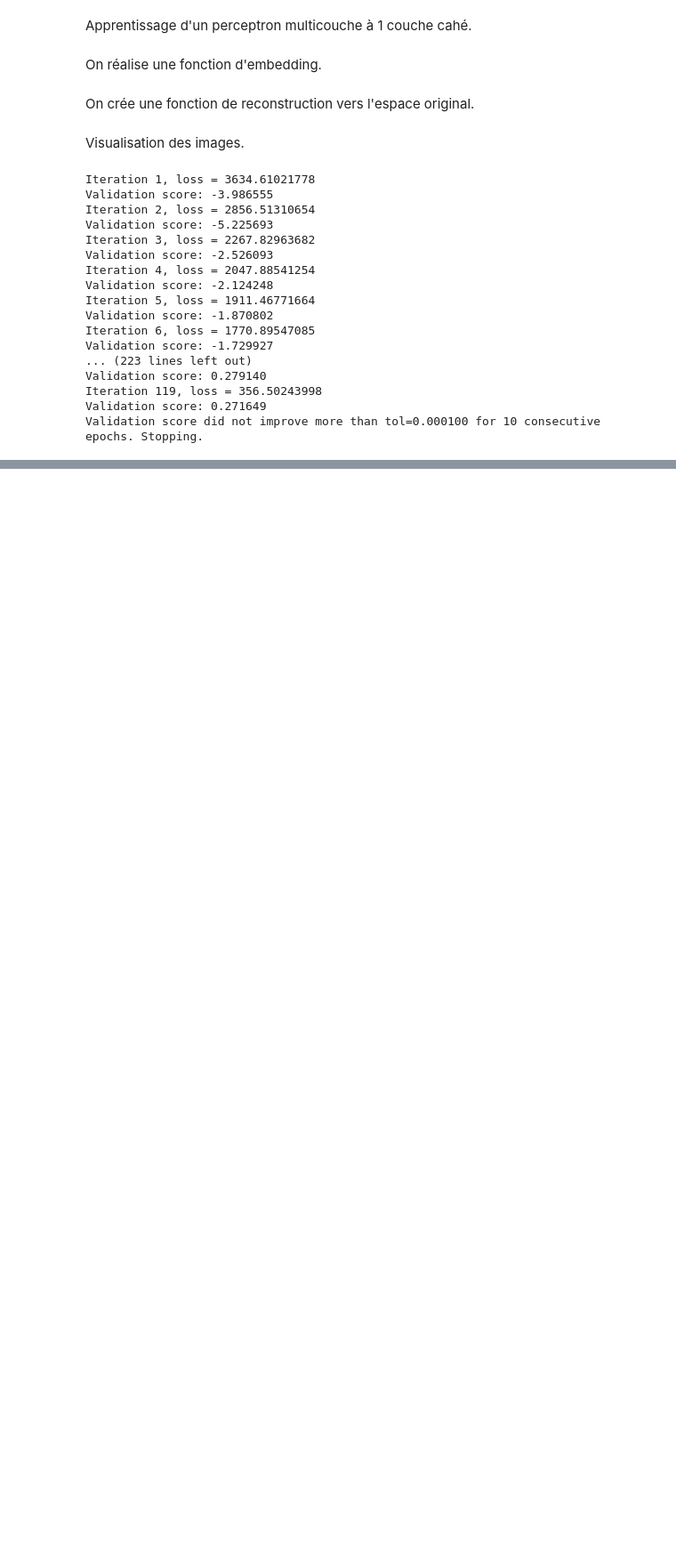
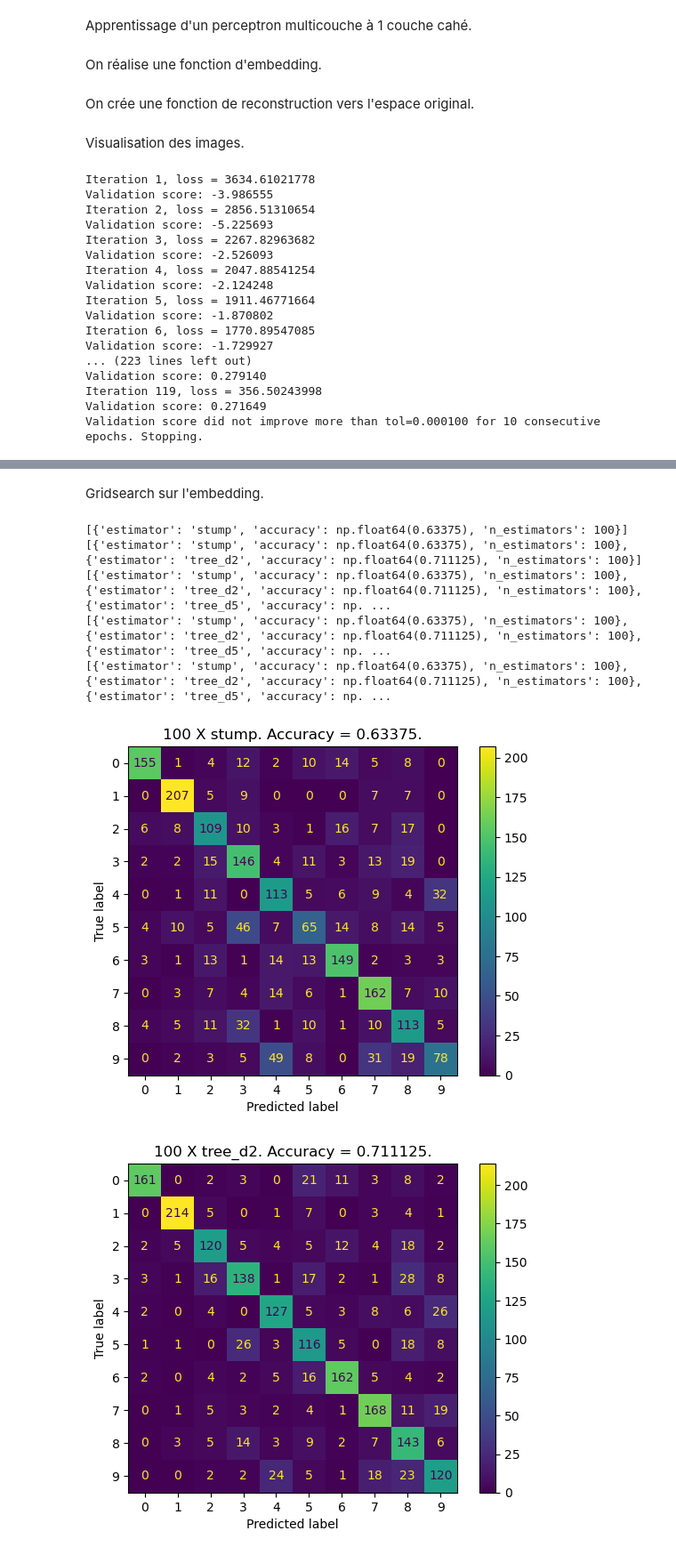
Before and after one commit to jnotarangelo/AdaBoost, a Jupyter notebook: Restitution.ipynb, the cells around one changed output, grey strips where cells are left out. Shown at 89% size. Drawn from its saved outputs; the diff is of its cells as text; code cells hidden in the pictures; blank space fills up the shorter version.

Commit message:
Fit AdaBoost on the embedded dataset

```diff
--- a/Restitution.ipynb
+++ b/Restitution.ipynb
@@ -336,0 +343,4 @@ Validation score did not improve more than tol=0.000100 for 10 consecutive epoch
+# %%
+E_train_FR = embed(autoenc, X_train_FR)
+E_test_FR = embed(autoenc, X_test_FR)
+print(f"Embedding train: {E_train_FR.shape}, test: {E_test_FR.shape}")
@@ -336,0 +351,50 @@ Validation score did not improve more than tol=0.000100 for 10 consecutive epoch
+# %%
+from sklearn.linear_model import Perceptron
+
+estimators = {"stump": DecisionTreeClassifier(max_depth=1),
+              "tree_d2": DecisionTreeClassifier(max_depth=2),
+              "tree_d5": DecisionTreeClassifier(max_depth=5),
+              "tree_d20": DecisionTreeClassifier(max_depth=20),
+              "perceptron": Perceptron(max_iter=1000, tol=1e-3, random_state=seed)}
+
+params = {"n_estimators" : [50, 100]}
+# %% [markdown]
+Gridsearch sur l'embedding.
+# %%
+from sklearn.model_selection import GridSearchCV
+
+results = []
+best_results = []
+
+for estimator_name, estimator in estimators.items():
+    ada_boost = AdaBoostClassifier(estimator=estimator, random_state=seed)
+
+    grid = GridSearchCV(estimator=ada_boost, param_grid=params, scoring="accuracy", cv=skf, n_jobs=-1)
+
+    grid.fit(E_train_FR, y_train_FR)
+    acc = grid.best_score_
+    best = grid.best_estimator_
+
+    # Resultats des cross val
+    best_results.append({"estimator" : estimator_name, "accuracy" : acc, "n_estimators" : grid.best_params_["n_estimators"]}) # Meilleurs résultats
+    print(best_results)
+
+    df_cv = pd.DataFrame(grid.cv_results_) # Ensemble des résultats
+    df_cv["estimator"] = estimator_name
+    results.append(df_cv)
+
+    # Matrice de confusion sur le test
+    n_estimators = grid.best_params_["n_estimators"]
+    cm = confusion_matrix(y_test_FR, best.predict(E_test_FR))
+    disp_cm = ConfusionMatrixDisplay(cm)
+    disp_cm.plot()
+    disp_cm.ax_.set_title(f"{n_estimators} X {estimator_name}. Accuracy = {acc}.")
+    plt.savefig(f"images/cm_embedding_{estimator_name}.png", dpi=300, bbox_inches="tight")
+# %% [output]
+[{'estimator': 'stump', 'accuracy': np.float64(0.63375), 'n_estimators': 100}]
+[{'estimator': 'stump', 'accuracy': np.float64(0.63375), 'n_estimators': 100}, {'estimator': 'tree_d2', 'accuracy': np.float64(0.711125), 'n_estimators': 100}]
+[{'estimator': 'stump', 'accuracy': np.float64(0.63375), 'n_estimators': 100}, {'estimator': 'tree_d2', 'accuracy': np.float64(0.711125), 'n_estimators': 100}, {'estimator': 'tree_d5', 'accuracy': np. ...
+[{'estimator': 'stump', 'accuracy': np.float64(0.63375), 'n_estimators': 100}, {'estimator': 'tree_d2', 'accuracy': np.float64(0.711125), 'n_estimators': 100}, {'estimator': 'tree_d5', 'accuracy': np. ...
+[{'estimator': 'stump', 'accuracy': np.float64(0.63375), 'n_estimators': 100}, {'estimator': 'tree_d2', 'accuracy': np.float64(0.711125), 'n_estimators': 100}, {'estimator': 'tree_d5', 'accuracy': np. ...
+[figure, added]
+[figure, added]
```
Also changed, not shown: parts of 7 cells of this notebook.
